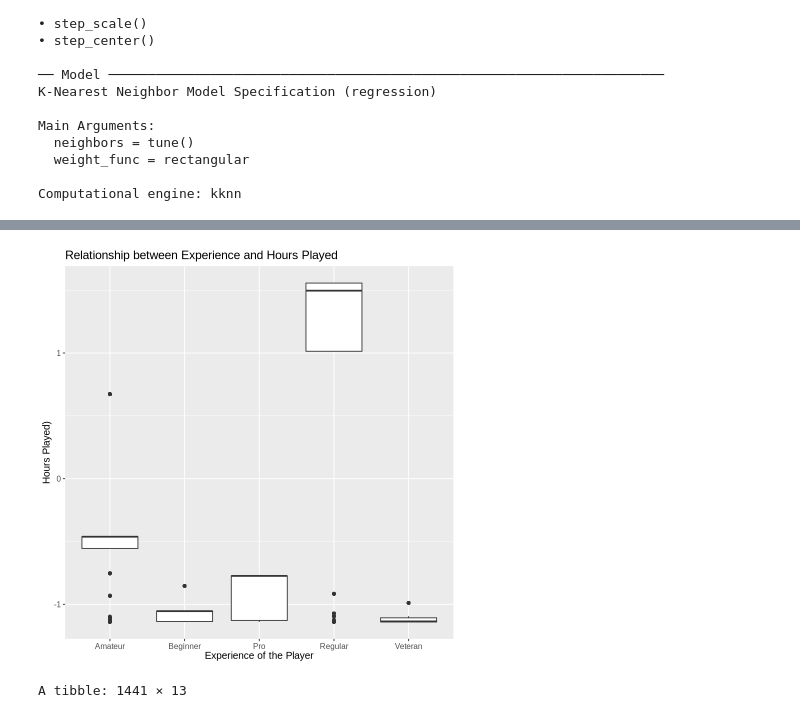
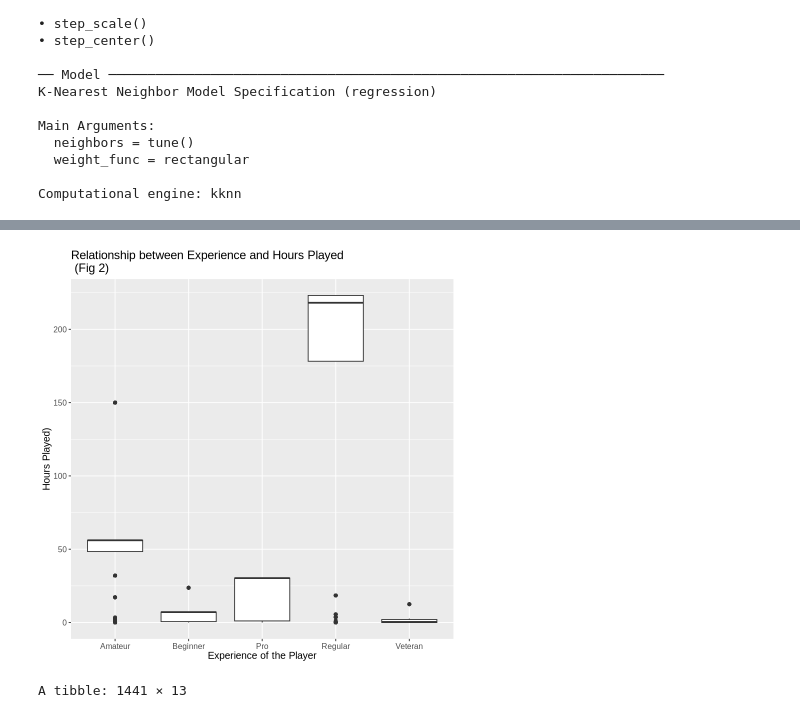
Before and after one commit to Bumblet3a/DSCi-Final, a Jupyter notebook: Project group.ipynb, the cells around one changed output, grey strips where cells are left out. Saved outputs shown, nothing was run; the diff lists cells and outputs as text; code cells hidden in the pictures.

```diff
--- a/Project group.ipynb
+++ b/Project group.ipynb
@@ -131,5 +113,5 @@ A data.frame: 1604 × 4
 # %%
-players_split <- initial_split(players_scaled, prop = 0.75, strata = played_hours)
+players_split <- initial_split(player_sessions, prop = 0.75, strata = played_hours)
 players_testing <- testing(players_split)
 players_training <- training(players_split)
 # %% [markdown]
@@ -256,21 +237,21 @@ players_pred_plot_age
 # %%
 #azumi test code cell
 #based off of question 9 in regression 1 worksheet
 #ggplot, visualization
 #NEED TO ADD FIGURE NUMBER
 #EXPERIENCE
 
 players_pred_plot_exp <- players_prediction |>
 ggplot(aes(x = experience, y = played_hours)) +
 geom_boxplot() +
-labs (title = "Relationship between Experience and Hours Played",
+labs (title = "Relationship between Experience and Hours Played\n (Fig 2)",
 x = "Experience of the Player",
 y = "Hours Played)" )+
 theme (text = element_text(size = 12))
 
 players_pred_plot_exp
 # %% [output]
-[figure, old version]
+[figure, new version]
 # %%
 sessions <- sessions_data |>
     separate(start_time, into = c("Date", "Time"), sep = " ") |>
```
Also changed, not shown: parts of 7 cells of this notebook.
